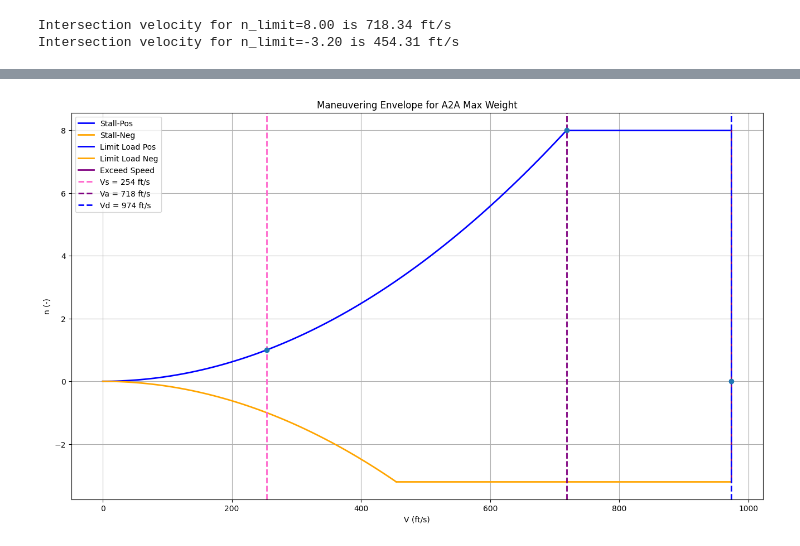
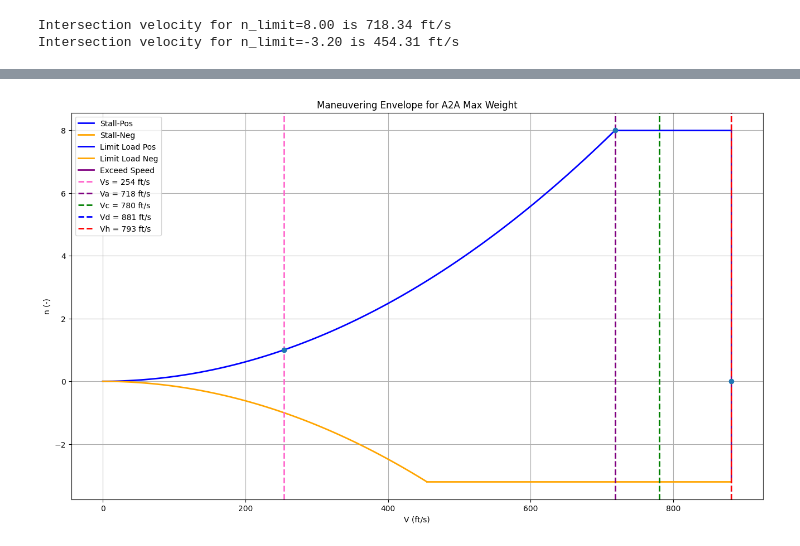
Before and after one commit to charliesstone/EAE130SP_AVION7, a Jupyter notebook: Assignments/B3/COYOTE_V-n_diagrams (1).ipynb, the cells around one changed output, grey strips where cells are left out. Cells and saved outputs as stored; diff of their text form; code cells hidden in the pictures.

```diff
--- a/Assignments/B3/COYOTE_V-n_diagrams (1).ipynb
+++ b/Assignments/B3/COYOTE_V-n_diagrams (1).ipynb
@@ -18,7 +18,7 @@ def compute_stall_boundary(V_min, V_max, n_points, rho_sl, CL_max, Weight, S_ref
 rho_sl = 0.002377    # slugs/ft^3 (sea level)
 rho_30k = 0.000889   # slugs/ft^3 at 30,000 ft
 
-V_max_TAS = 1592     # ft/s calculated from (Mach 2.0 at 30,000 ft altitude ~ 2000 ft/s/ Mach 1.6 at 30,000 ft altitude ~ 1,592 ft/s)
+V_max_TAS = 895     # ft/s calculated from (strike Mach 0.9 at 30,000 ft altitude ~ 895 ft/s/ a2a Mach 1.6 at 30,000 ft altitude ~ 1,592 ft/s)
 V_max = V_max_TAS * np.sqrt(rho_30k / rho_sl)
 V_min = 0            # ft/s
 
@@ -61,11 +61,32 @@ V_s = np.sqrt(1 / stall_coeff)
 # Maneuvering speed (positive limit load factor)
 V_A = np.sqrt(n_pos_limit[0] / stall_coeff)
 
-# Dive speed (your max envelope speed, already EAS converted)
-V_D = V_max
+# Design cruising speed ---
+V_C = 780.00   # ft/s adjust if we have a specific requirement (guess: )
+
+# Dive speed
+V_D = 1.13 * V_C
+
+# Maximum level flight speed
+# Wing loading (lb/ft^2)
+W_S = Weight / S_ref
+
+# --- Bounds on maximum level flight speed ---
+V_H_min = 33 * np.sqrt(W_S)
+V_H_max = 0.9 * V_D
+
+# Choose V_H within bounds
+# conservative (use upper bound limit)
+V_H = V_H_max
+
+
+print(f"V_H min = {V_H_min:.2f} ft/s")
+print(f"V_H max = {V_H_max:.2f} ft/s")
+print(f"Selected V_H = {V_H:.2f} ft/s")
 
 print(f"Vs = {V_s:.2f} ft/s")
 print(f"VA = {V_A:.2f} ft/s")
+print(f"VC = {V_C:.2f} ft/s")
 print(f"VD = {V_D:.2f} ft/s")
 # %% [output]
 Positive limit load facotr: 8.00
@@ -97,7 +122,7 @@ Intersection velocity for n_limit=8.00 is 718.34 ft/s
 Intersection velocity for n_limit=-3.20 is 454.31 ft/s
 # %%
 # Extend the positive limit load line to the right of the intersection point
-V_pos_limit_extended = np.linspace(V_stall_pos_end, V_max, 100)
-V_neg_limit_extended = np.linspace(V_stall_neg_end, V_max, 100)
+V_pos_limit_extended = np.linspace(V_stall_pos_end, V_D, 100)
+V_neg_limit_extended = np.linspace(V_stall_neg_end, V_D, 100)
 n_pos_extended = n_pos_limit[0] * np.ones_like(V_pos_limit_extended)
 n_neg_extended = n_neg_limit[0] * np.ones_like(V_neg_limit_extended)
@@ -104,30 +194,32 @@ n_neg_extended = n_neg_limit[0] * np.ones_like(V_neg_limit_extended)
 # %%
 # Plot the exceed speed lines
-V_exceed = V_max
+V_exceed = V_D
 
 n_exceed_line = np.linspace(n_neg_limit[0], n_pos_limit[0], 100)
-V_exceed_line = V_exceed * np.ones_like(n_exceed_line)
+V_exceed_line = V_D * np.ones_like(n_exceed_line)
 
 
 plt.figure(figsize=(16,9))
 plt.title('Maneuvering Envelope for A2A Max Weight')
 plt.xlabel("V (ft/s)")
 plt.ylabel("n (-)")
 plt.plot(V_stall_pos, n_stall_pos_intersection  , label='Stall-Pos', linewidth=2, marker=None, markersize=8, color = 'blue')
 plt.plot(V_stall_neg, n_stall_neg_intersection  , label='Stall-Neg', linewidth=2, marker=None, markersize=8, color ='orange')
 plt.plot(V_pos_limit_extended, n_pos_extended, label='Limit Load Pos', linewidth=2, marker=None, markersize=8, color = 'blue')
 plt.plot(V_neg_limit_extended, n_neg_extended, label='Limit Load Neg', linewidth=2, marker=None, markersize=8, color = 'orange')
 plt.plot(V_exceed_line, n_exceed_line,label='Exceed Speed', linewidth=2, color='purple')
 # --- Key characteristic speeds ---
 plt.axvline(V_s, linestyle='--', color='#ff66cc', linewidth=2, label=f'Vs = {V_s:.0f} ft/s')
 plt.axvline(V_A, linestyle='--', color='purple', linewidth=2, label=f'Va = {V_A:.0f} ft/s')
+plt.axvline(V_C, linestyle='--', color='green', linewidth=2, label=f'Vc = {V_C:.0f} ft/s')
 plt.axvline(V_D, linestyle='--', color='blue', linewidth=2, label=f'Vd = {V_D:.0f} ft/s')
+plt.axvline(V_D, linestyle='--', color='red', linewidth=2, label=f'Vh = {V_H:.0f} ft/s')
 
 # Optional markers at n=1 line for clarity
 plt.scatter([V_s, V_A, V_D], [1, n_pos_limit[0], 0],
             zorder=5)
 plt.grid(True)
 plt.legend(loc='best')
 plt.show()
 # %% [output]
-[figure, old version]
+[figure, new version]
```
Also changed, not shown: parts of 4 cells of this notebook.
